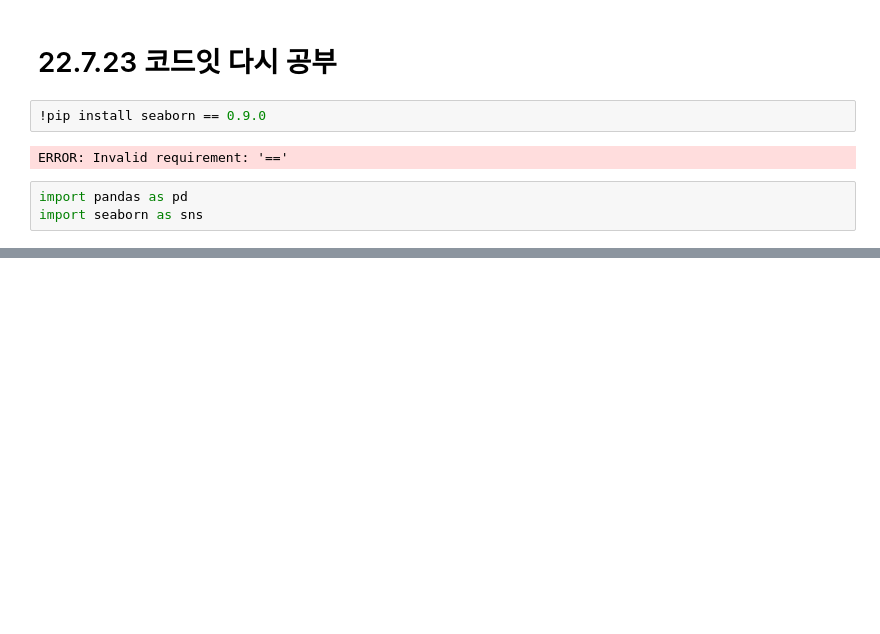
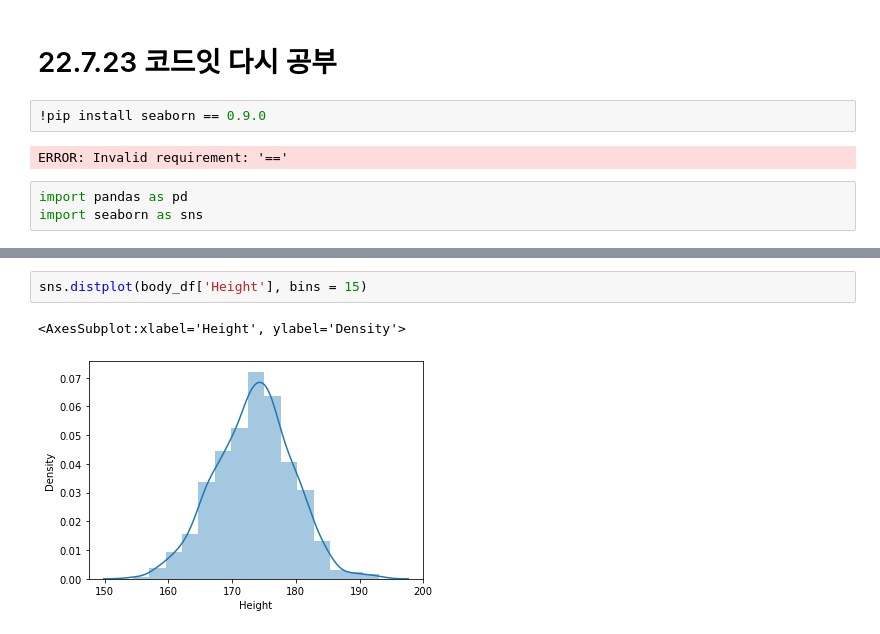
Before and after one commit to jin-kyeom/Python_Project, a Jupyter notebook: 0_Code_Eat_2206/code_eat_test_220723.ipynb, the cells around one changed output, grey strips where cells are left out. Drawn from its saved outputs; the diff is of its cells as text; blank space fills up the shorter version.

```diff
--- a/0_Code_Eat_2206/code_eat_test_220723.ipynb
+++ b/0_Code_Eat_2206/code_eat_test_220723.ipynb
@@ -381,0 +408,5 @@ import seaborn as sns
+# %%
+sns.distplot(body_df['Height'], bins = 15)
+# %% [output]
+<AxesSubplot:xlabel='Height', ylabel='Density'>
+[figure, added]
```
Also changed, not shown: parts of 43 cells of this notebook, 3 other files.
